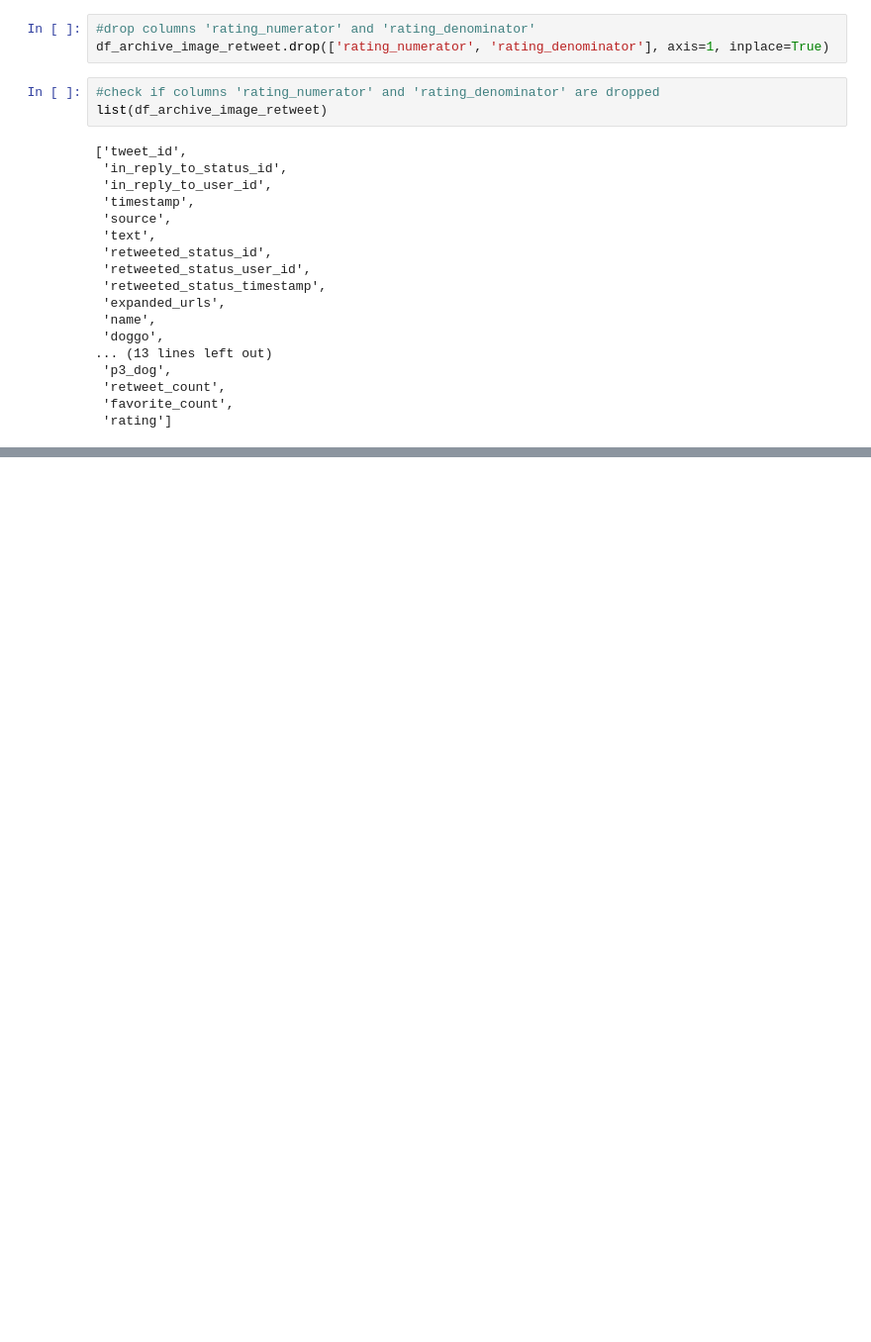
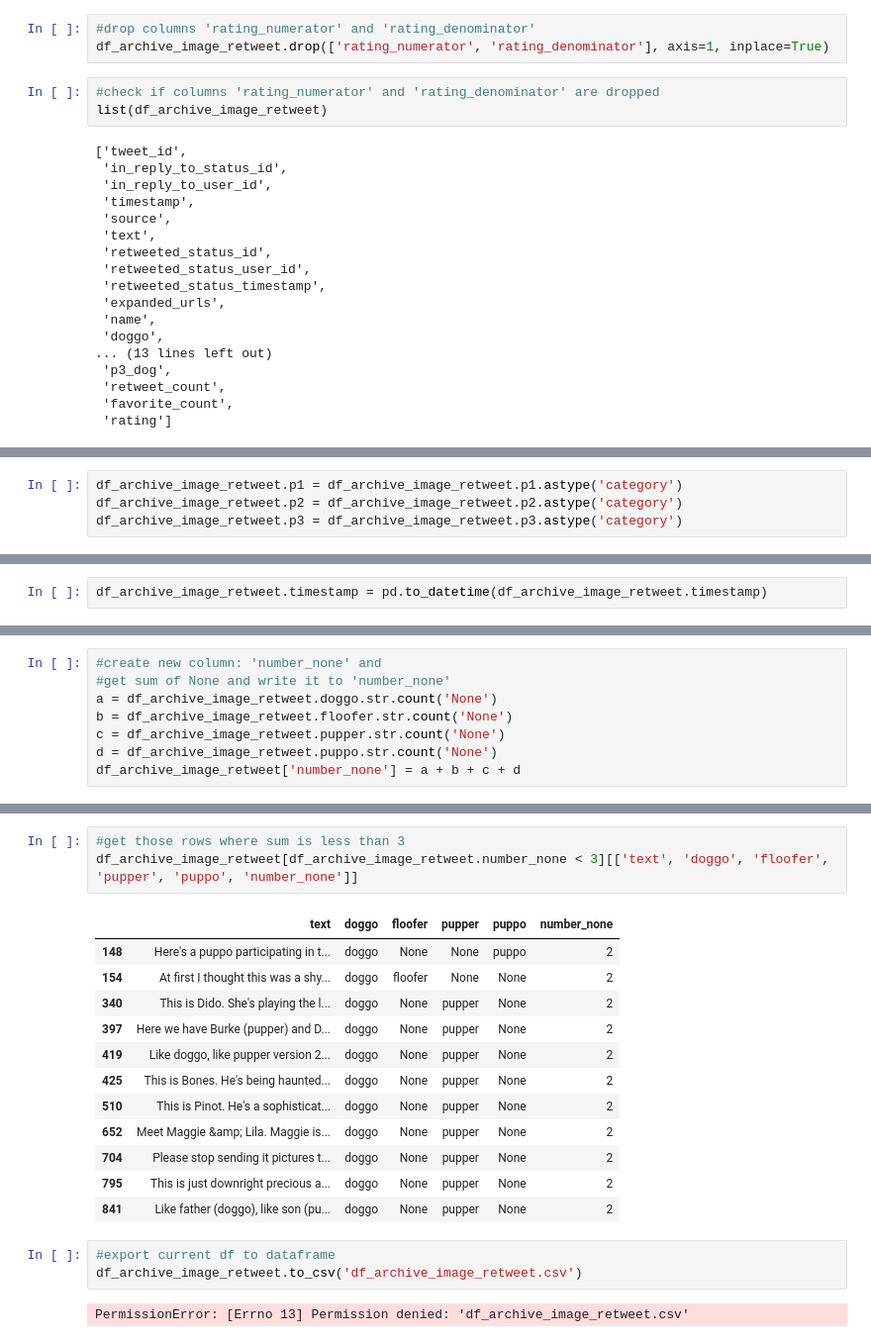
Before and after one commit to MartinTschendel/WeRateDogs, a Jupyter notebook: wrangle_act.ipynb, the cells around one changed output, grey strips where cells are left out. Shown: that part at 99% size. Saved outputs shown, nothing was run; the diff lists cells and outputs as text; blank space fills up the shorter version.

```diff
--- a/wrangle_act.ipynb
+++ b/wrangle_act.ipynb
@@ -477,0 +479,4 @@ list(df_archive_image_retweet)
+# %%
+df_archive_image_retweet.p1 = df_archive_image_retweet.p1.astype('category')
+df_archive_image_retweet.p2 = df_archive_image_retweet.p2.astype('category')
+df_archive_image_retweet.p3 = df_archive_image_retweet.p3.astype('category')
@@ -477,0 +513,2 @@ list(df_archive_image_retweet)
+# %%
+df_archive_image_retweet.timestamp = pd.to_datetime(df_archive_image_retweet.timestamp)
@@ -477,0 +557,8 @@ list(df_archive_image_retweet)
+# %%
+#create new column: 'number_none' and
+#get sum of None and write it to 'number_none'
+a = df_archive_image_retweet.doggo.str.count('None')
+b = df_archive_image_retweet.floofer.str.count('None')
+c = df_archive_image_retweet.pupper.str.count('None')
+d = df_archive_image_retweet.puppo.str.count('None')
+df_archive_image_retweet['number_none'] = a + b + c + d
@@ -477,0 +574,21 @@ list(df_archive_image_retweet)
+# %%
+#get those rows where sum is less than 3
+df_archive_image_retweet[df_archive_image_retweet.number_none < 3][['text', 'doggo', 'floofer', 'pupper', 'puppo', 'number_none']]
+# %% [output]
+|  | text | doggo | floofer | pupper | puppo | number_none |
+| 148 | Here's a puppo participating in t... | doggo | None | None | puppo | 2 |
+| 154 | At first I thought this was a shy... | doggo | floofer | None | None | 2 |
+| 340 | This is Dido. She's playing the l... | doggo | None | pupper | None | 2 |
+| 397 | Here we have Burke (pupper) and D... | doggo | None | pupper | None | 2 |
+| 419 | Like doggo, like pupper version 2... | doggo | None | pupper | None | 2 |
+| 425 | This is Bones. He's being haunted... | doggo | None | pupper | None | 2 |
+| 510 | This is Pinot. He's a sophisticat... | doggo | None | pupper | None | 2 |
+| 652 | Meet Maggie &amp; Lila. Maggie is... | doggo | None | pupper | None | 2 |
+| 704 | Please stop sending it pictures t... | doggo | None | pupper | None | 2 |
+| 795 | This is just downright precious a... | doggo | None | pupper | None | 2 |
+| 841 | Like father (doggo), like son (pu... | doggo | None | pupper | None | 2 |
+# %%
+#export current df to dataframe
+df_archive_image_retweet.to_csv('df_archive_image_retweet.csv')
+# %% [output]
+PermissionError: [Errno 13] Permission denied: 'df_archive_image_retweet.csv'
```
Also changed, not shown: parts of 36 cells of this notebook, 1 other file.
